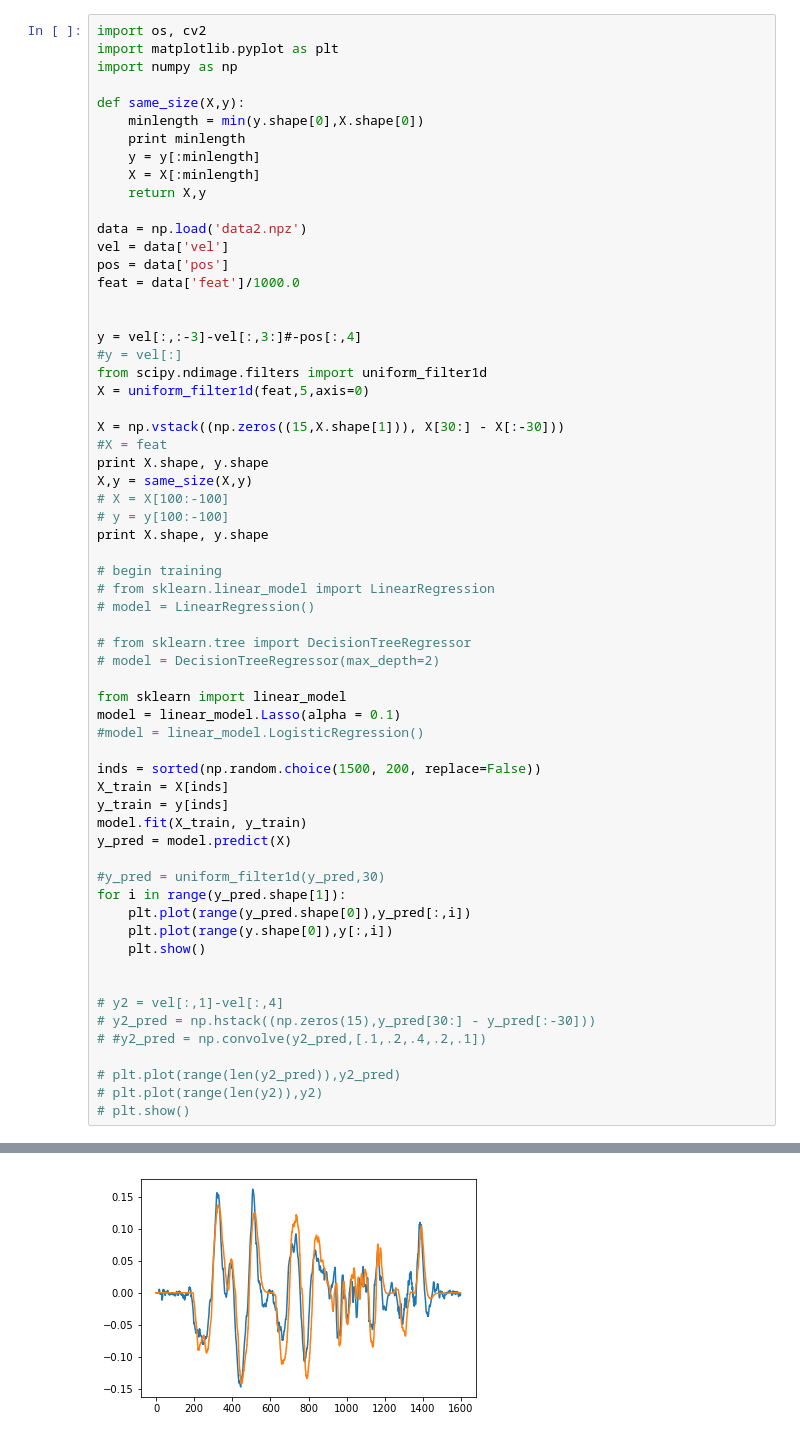
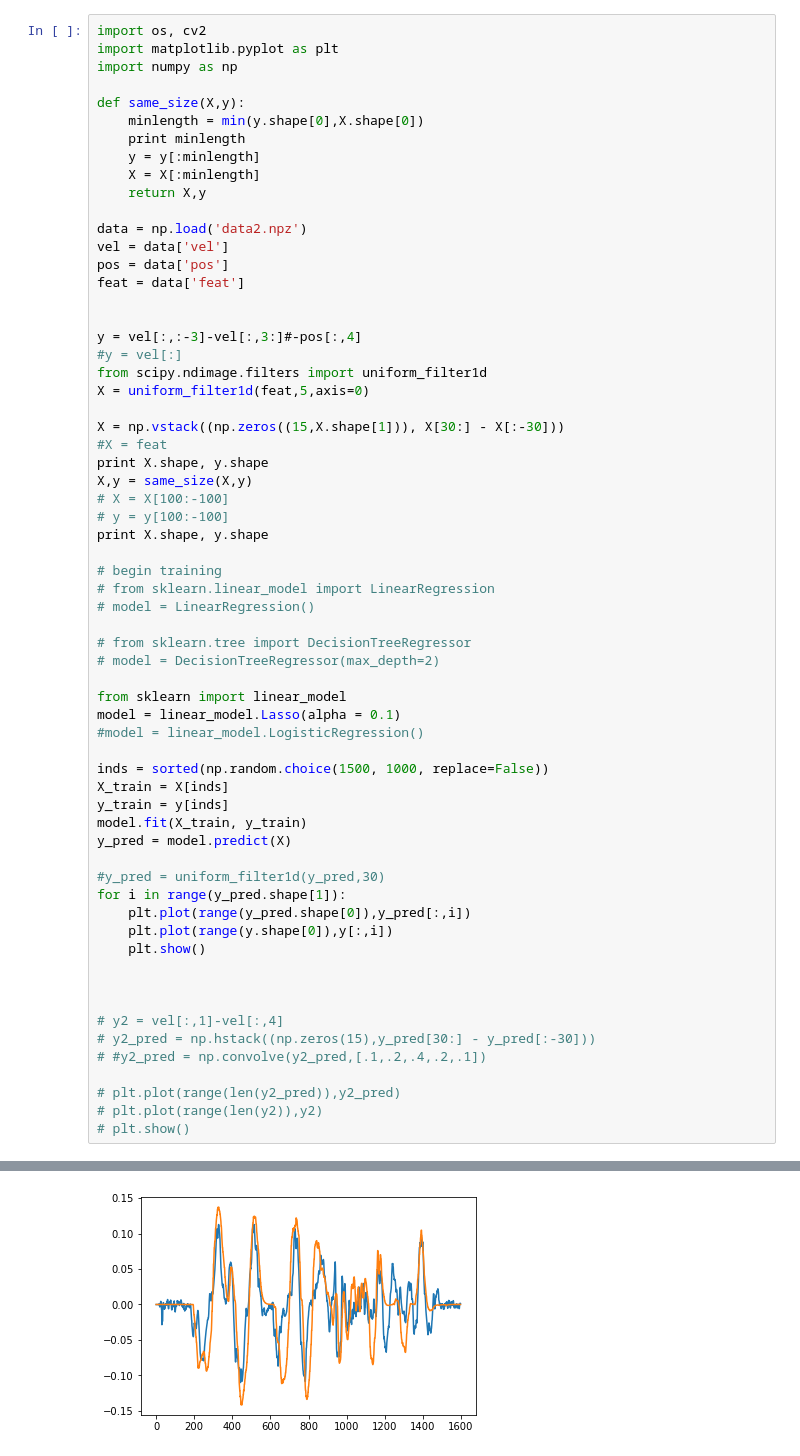
Before and after one commit to rmqlife/deformable, a Jupyter notebook: vel_regression.ipynb, the cells around one changed output, grey strips where cells are left out. Saved outputs shown, nothing was run; the diff lists cells and outputs as text.

```diff
--- a/vel_regression.ipynb
+++ b/vel_regression.ipynb
@@ -13,7 +13,7 @@ def same_size(X,y):
 data = np.load('data2.npz')
 vel = data['vel']
 pos = data['pos']
-feat = data['feat']/1000.0
+feat = data['feat']
 
 
 y = vel[:,:-3]-vel[:,3:]#-pos[:,4]
@@ -40,7 +40,7 @@ from sklearn import linear_model
 model = linear_model.Lasso(alpha = 0.1)
 #model = linear_model.LogisticRegression()
 
-inds = sorted(np.random.choice(1500, 200, replace=False))
+inds = sorted(np.random.choice(1500, 1000, replace=False))
 X_train = X[inds]
 y_train = y[inds]
 model.fit(X_train, y_train)
@@ -53,6 +53,7 @@ for i in range(y_pred.shape[1]):
     plt.show()
 
 
+
 # y2 = vel[:,1]-vel[:,4]
 # y2_pred = np.hstack((np.zeros(15),y_pred[30:] - y_pred[:-30]))
 # #y2_pred = np.convolve(y2_pred,[.1,.2,.4,.2,.1])
@@ -68 +69 @@ for i in range(y_pred.shape[1]):
-[figure, old version]
+[figure, new version]
```
Also changed, not shown: parts of 2 cells of this notebook, 3 other files.
